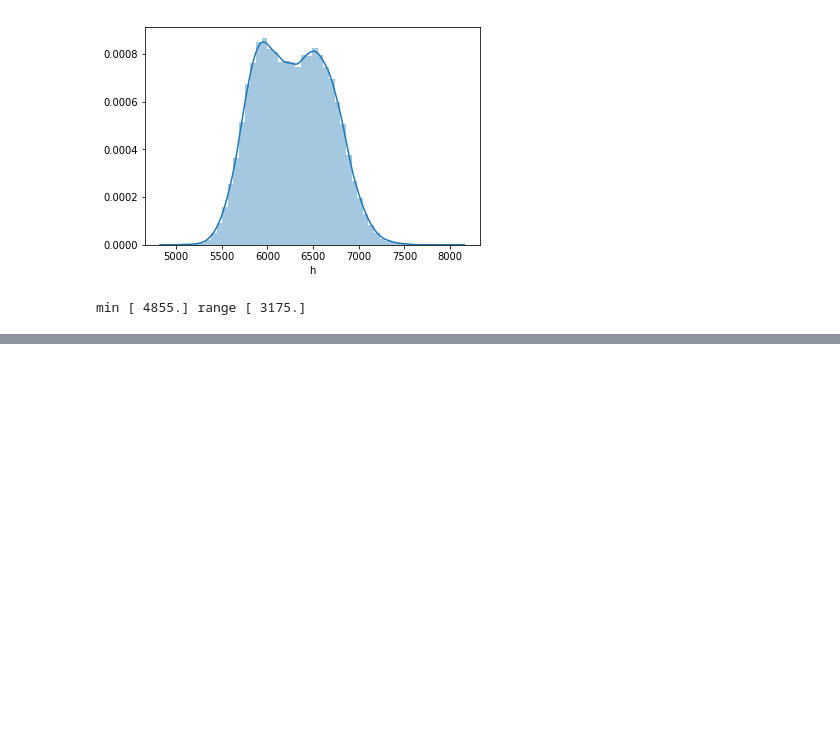
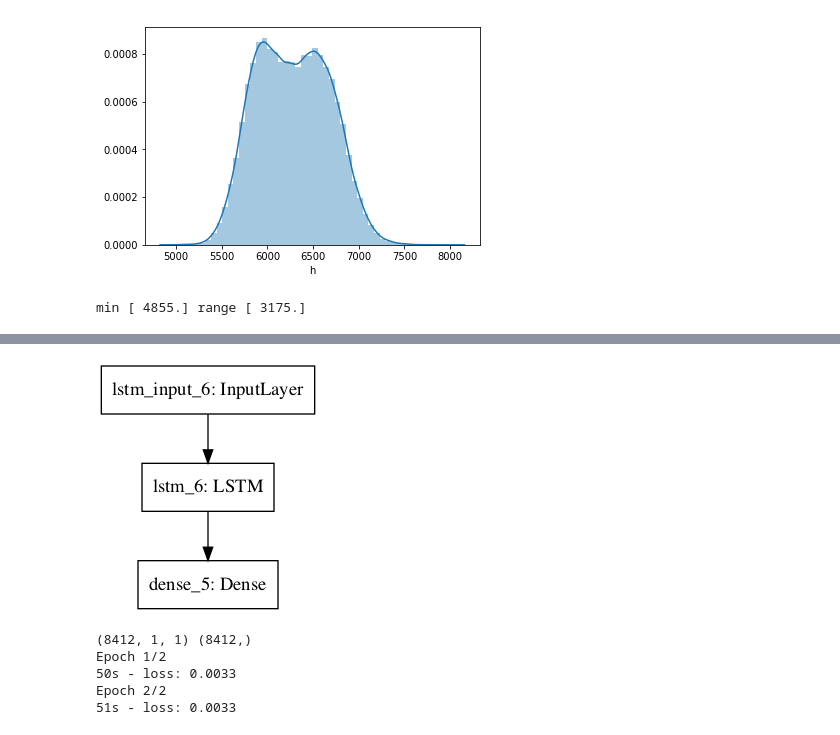
Before and after one commit to openearth/notebooks, a Jupyter notebook: deep_learning_example.ipynb, the cells around one changed output, grey strips where cells are left out. Cells and saved outputs as stored; diff of their text form; code cells hidden in the pictures; blank space fills up the shorter version.

```diff
--- a/deep_learning_example.ipynb
+++ b/deep_learning_example.ipynb
@@ -122,0 +97,16 @@ keras.utils.visualize_util.plot(model)
+# %%
+import IPython.display
+IPython.display.Image('model.png')
+# %% [output]
+[figure, added]
+# %%
+X = df_train['x'].values[:, np.newaxis, np.newaxis]
+Y = df_train['y'].values
+print(X.shape, Y.shape)
+history = model.fit(X, Y, nb_epoch=2, batch_size=1, verbose=2)
+# %% [output]
+(8412, 1, 1) (8412,)
+Epoch 1/2
+50s - loss: 0.0033
+Epoch 2/2
+51s - loss: 0.0033
```
Also changed, not shown: parts of 8 cells of this notebook.
